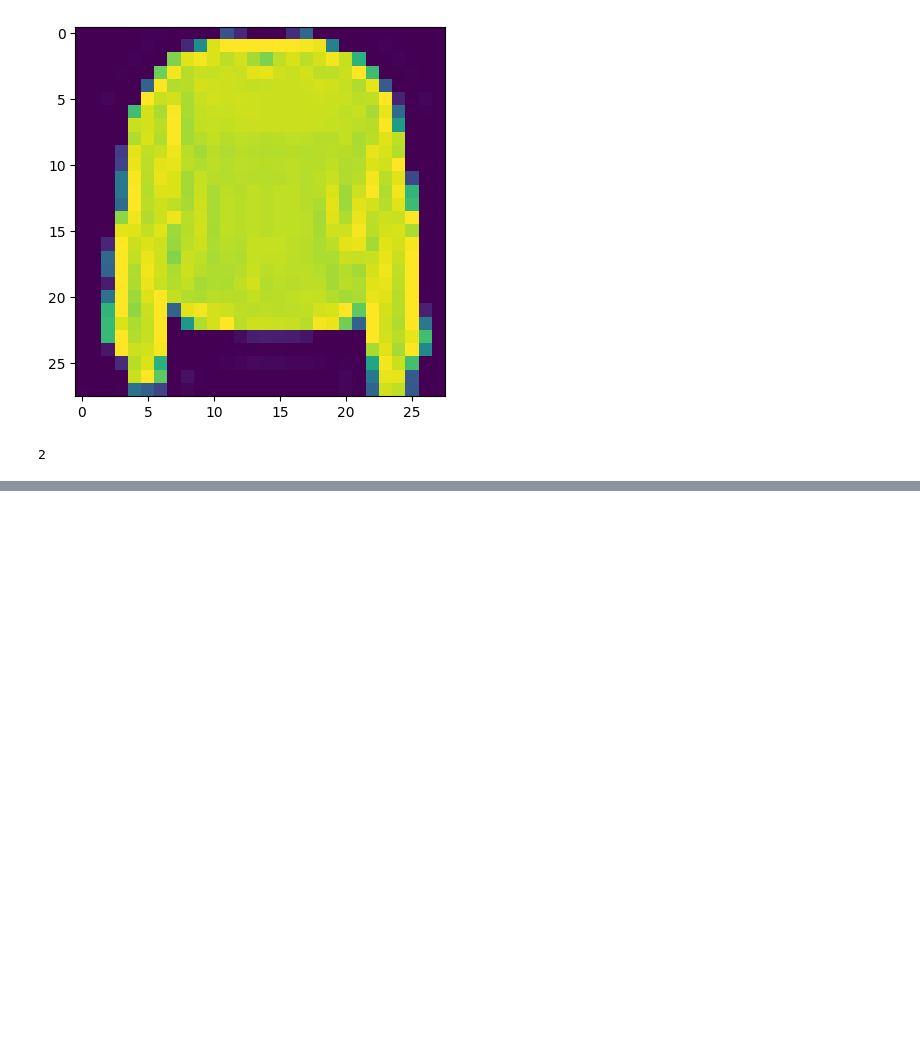
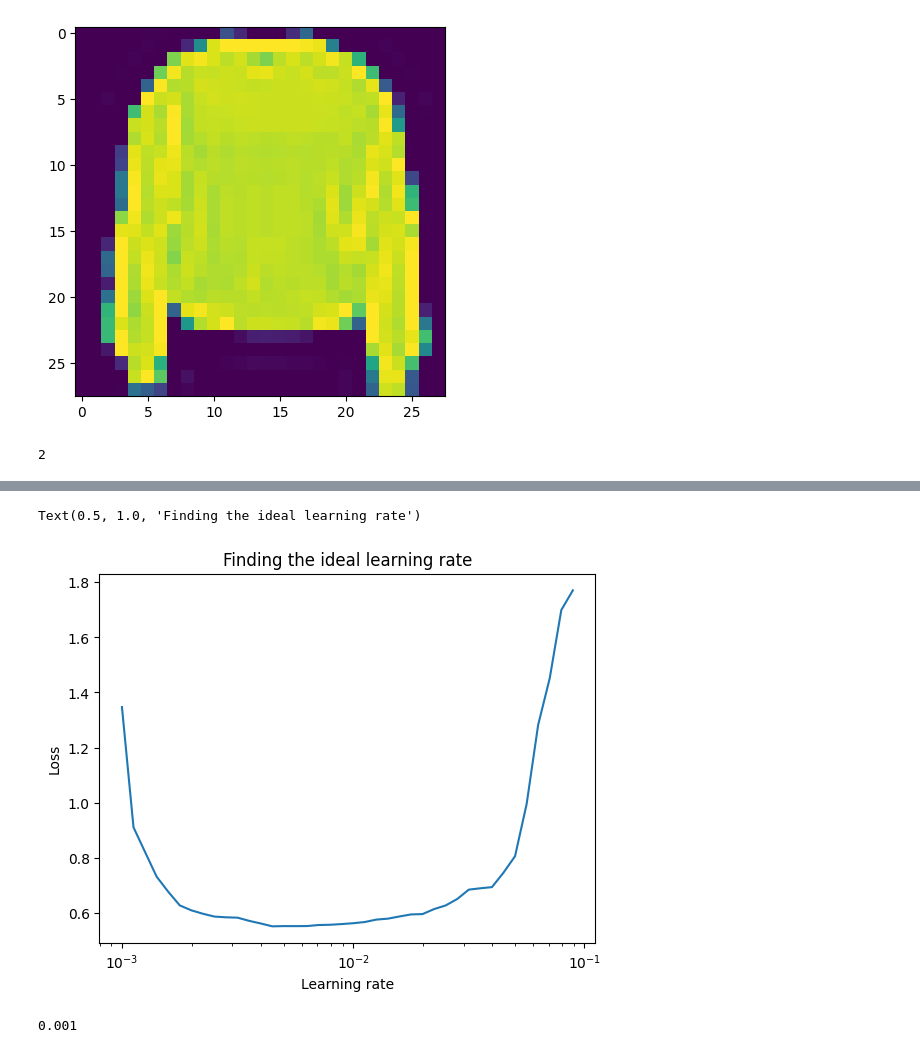
Before and after one commit to amitvermaknw/tensorflow, a Jupyter notebook: src/multiclass_classification.ipynb, the cells around one changed output, grey strips where cells are left out. Drawn from its saved outputs; the diff is of its cells as text; code cells hidden in the pictures; blank space fills up the shorter version.

```diff
--- a/src/multiclass_classification.ipynb
+++ b/src/multiclass_classification.ipynb
@@ -61,0 +268,26 @@ train_labels[7]
+# %%
+#Set random seed
+tf.random.set_seed(42)
+
+#Create the model
+model_3=tf.keras.Sequential([
+    tf.keras.layers.Flatten(input_shape=(28, 28)),
+    tf.keras.layers.Dense(4, activation="relu"),
+    tf.keras.layers.Dense(4, activation="relu"),
+    tf.keras.layers.Dense(10, activation="softmax")
+])
+
+#Compile the model
+model_3.compile(loss=tf.keras.losses.SparseCategoricalCrossentropy(),
+                optimizer=tf.keras.optimizers.Adam(),
+                metrics=["accuracy"])
+
+#Create the leanring rate callbac
+lr_scheduler = tf.keras.callbacks.LearningRateScheduler(lambda epoch: 1e-3 * 10 ** (epoch/20))
+
+#Fit the model
+find_lr_history = model_3.fit(tf.expand_dims(train_data_norm, axis=-1),
+                              train_labels,
+                              epochs=40,
+                              validation_data=(test_data_norm, test_label),
+                              callbacks=[lr_scheduler])
@@ -61,0 +312,16 @@ train_labels[7]
+# %%
+#Plot the learning rate curve
+import numpy as np
+
+lrs = 1e-3 * (10**(tf.range(40)/20))
+plt.semilogx(lrs, find_lr_history.history["loss"])
+plt.xlabel("Learning rate")
+plt.ylabel("Loss")
+plt.title("Finding the ideal learning rate")
+# %% [output]
+Text(0.5, 1.0, 'Finding the ideal learning rate')
+[figure, added]
+# %%
+10**-3
+# %% [output]
+0.001
```
Also changed, not shown: parts of 27 cells of this notebook.
